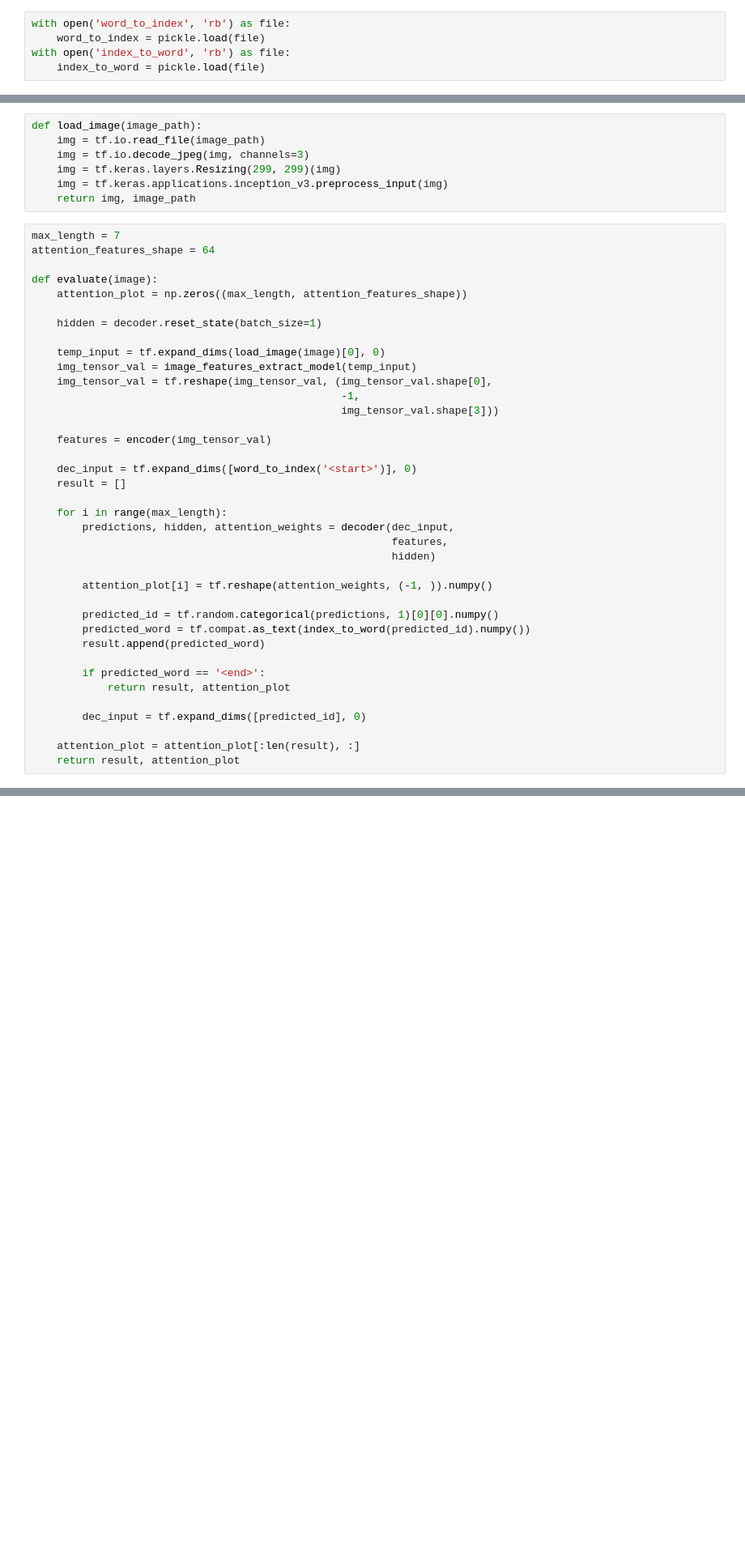
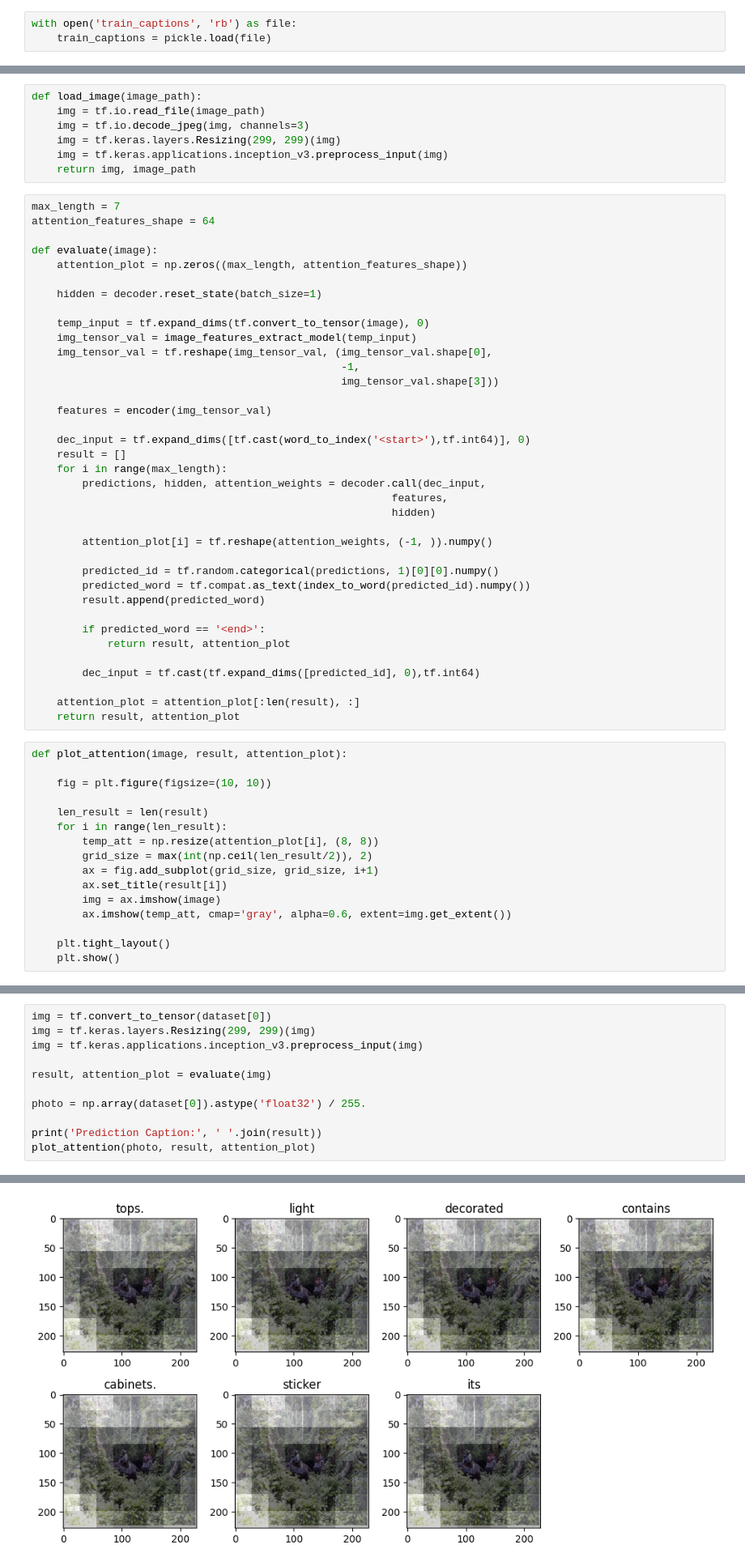
Before and after one commit to kallly/IA-A5-Tensorflow, a Jupyter notebook: 0_Pipeline.ipynb, the cells around one changed output, grey strips where cells are left out. Shown: that part at 81% size. Saved outputs shown, nothing was run; the diff lists cells and outputs as text; blank space fills up the shorter version.

```diff
--- a/0_Pipeline.ipynb
+++ b/0_Pipeline.ipynb
@@ -96,5 +129,3 @@ encoder = tf.keras.models.load_model(cap_encoder_path)
 # %%
-with open('word_to_index', 'rb') as file:
-    word_to_index = pickle.load(file)
-with open('index_to_word', 'rb') as file:
-    index_to_word = pickle.load(file)
+with open('train_captions', 'rb') as file:
+    train_captions = pickle.load(file)
@@ -121,7 +186,7 @@ def evaluate(image):
 
     hidden = decoder.reset_state(batch_size=1)
 
-    temp_input = tf.expand_dims(load_image(image)[0], 0)
+    temp_input = tf.expand_dims(tf.convert_to_tensor(image), 0)
     img_tensor_val = image_features_extract_model(temp_input)
     img_tensor_val = tf.reshape(img_tensor_val, (img_tensor_val.shape[0],
                                                  -1,
@@ -129,11 +194,10 @@ def evaluate(image):
 
     features = encoder(img_tensor_val)
 
-    dec_input = tf.expand_dims([word_to_index('<start>')], 0)
+    dec_input = tf.expand_dims([tf.cast(word_to_index('<start>'),tf.int64)], 0)
     result = []
-
     for i in range(max_length):
-        predictions, hidden, attention_weights = decoder(dec_input,
+        predictions, hidden, attention_weights = decoder.call(dec_input,
                                                          features,
                                                          hidden)
 
@@ -146,7 +210,23 @@ def evaluate(image):
         if predicted_word == '<end>':
             return result, attention_plot
 
-        dec_input = tf.expand_dims([predicted_id], 0)
+        dec_input = tf.cast(tf.expand_dims([predicted_id], 0),tf.int64)
 
     attention_plot = attention_plot[:len(result), :]
     return result, attention_plot
+# %%
+def plot_attention(image, result, attention_plot):
+
+    fig = plt.figure(figsize=(10, 10))
+
+    len_result = len(result)
+    for i in range(len_result):
+        temp_att = np.resize(attention_plot[i], (8, 8))
+        grid_size = max(int(np.ceil(len_result/2)), 2)
+        ax = fig.add_subplot(grid_size, grid_size, i+1)
+        ax.set_title(result[i])
+        img = ax.imshow(image)
+        ax.imshow(temp_att, cmap='gray', alpha=0.6, extent=img.get_extent())
+
+    plt.tight_layout()
+    plt.show()
@@ -152,0 +254,12 @@ def evaluate(image):
+# %%
+img = tf.convert_to_tensor(dataset[0])
+img = tf.keras.layers.Resizing(299, 299)(img)
+img = tf.keras.applications.inception_v3.preprocess_input(img)
+
+result, attention_plot = evaluate(img)
+
+photo = np.array(dataset[0]).astype('float32') / 255.
+
+print('Prediction Caption:', ' '.join(result))
+plot_attention(photo, result, attention_plot)
+# %% [output]
@@ -152,0 +267 @@ def evaluate(image):
+[figure, added]
```
Also changed, not shown: parts of 11 cells of this notebook, 1 other file.
